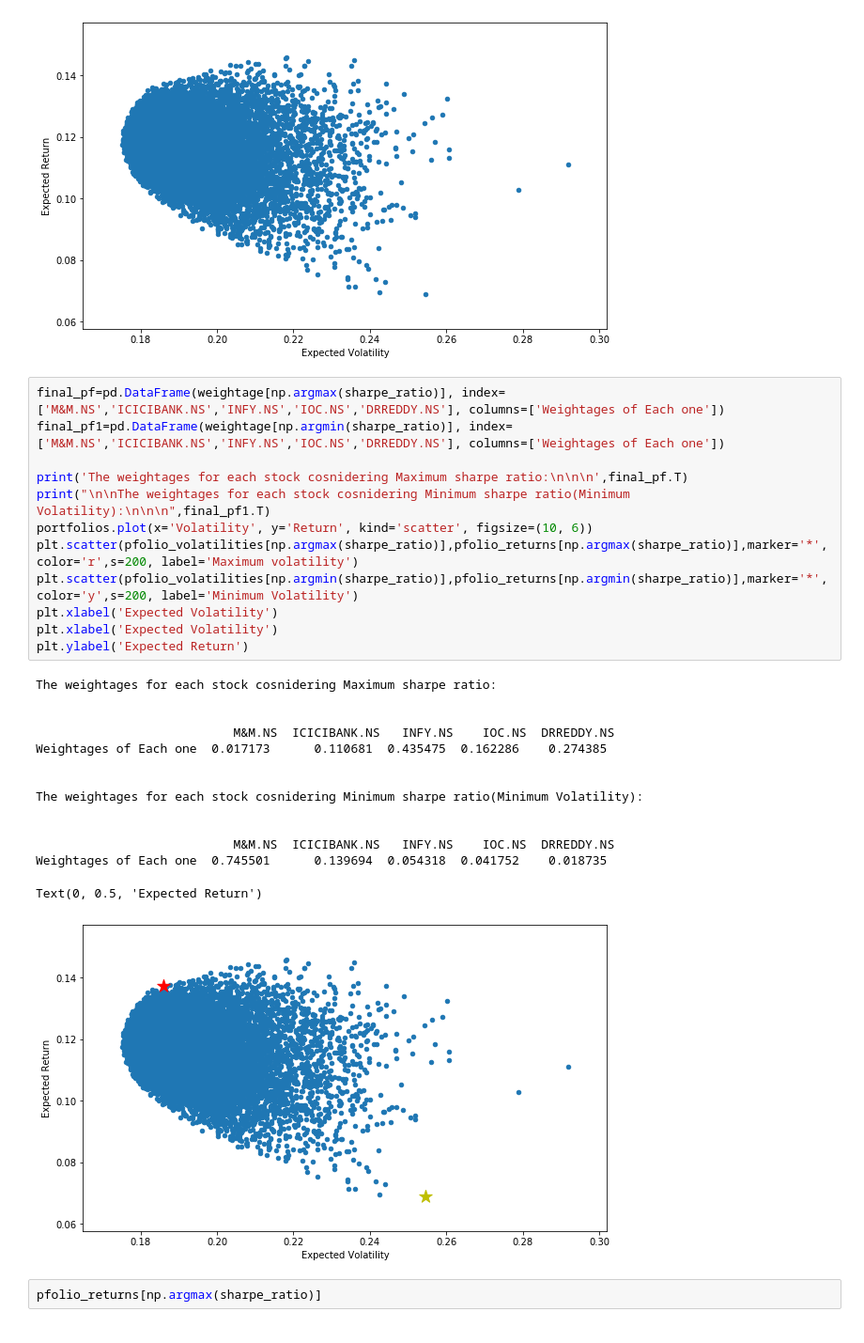
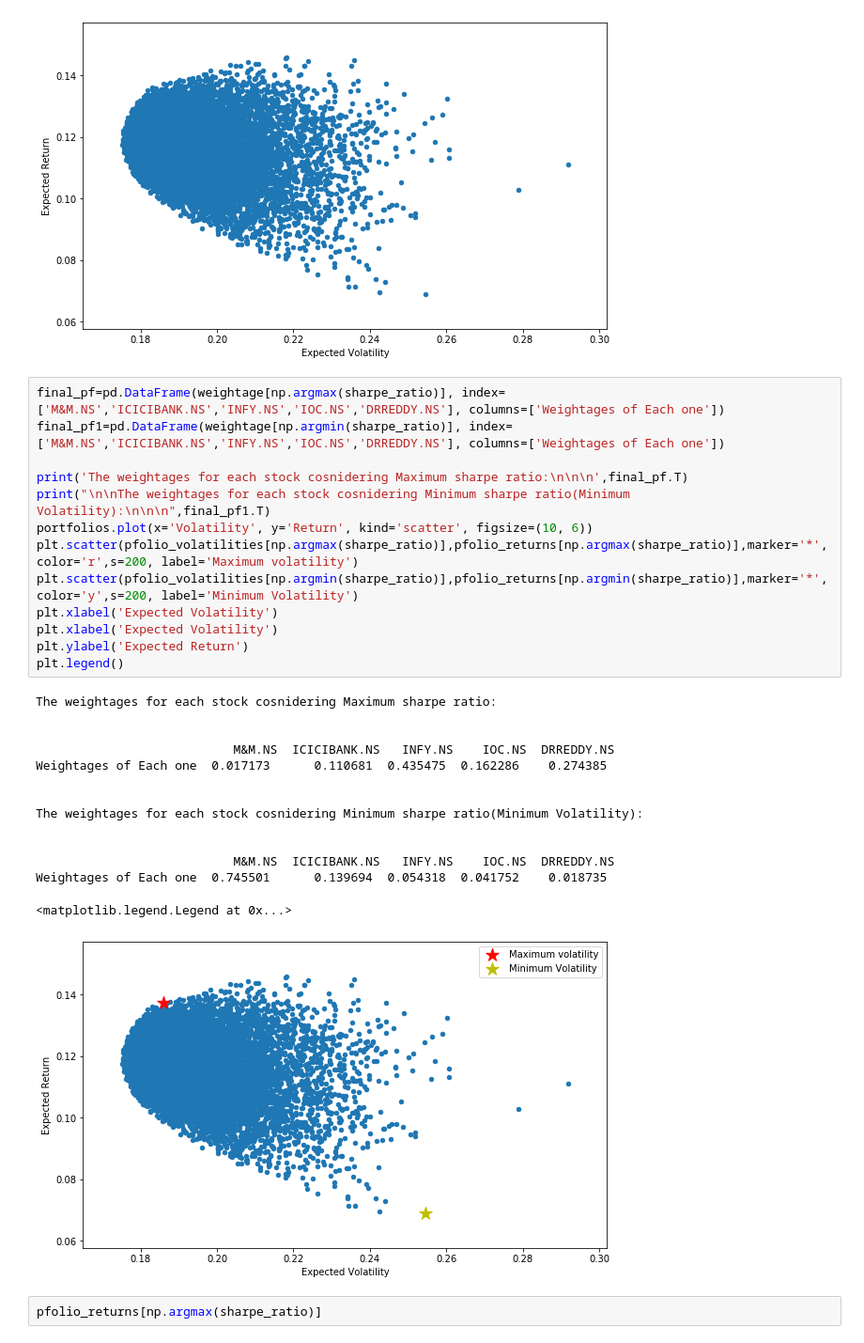
Before and after one commit to abhisheksethi02/Portfolio-Optimization, a Jupyter notebook: Stock optimizer.ipynb, the cells around one changed output. Shown at 94% size. Cells and saved outputs as stored; diff of their text form.

```diff
--- a/Stock optimizer.ipynb
+++ b/Stock optimizer.ipynb
@@ -148,30 +148,31 @@ Text(0, 0.5, 'Expected Return')
 # %%
 final_pf=pd.DataFrame(weightage[np.argmax(sharpe_ratio)], index=['M&M.NS','ICICIBANK.NS','INFY.NS','IOC.NS','DRREDDY.NS'], columns=['Weightages of Each one'])
 final_pf1=pd.DataFrame(weightage[np.argmin(sharpe_ratio)], index=['M&M.NS','ICICIBANK.NS','INFY.NS','IOC.NS','DRREDDY.NS'], columns=['Weightages of Each one'])
 
 print('The weightages for each stock cosnidering Maximum sharpe ratio:\n\n\n',final_pf.T)
 print("\n\nThe weightages for each stock cosnidering Minimum sharpe ratio(Minimum Volatility):\n\n\n",final_pf1.T)
 portfolios.plot(x='Volatility', y='Return', kind='scatter', figsize=(10, 6))
 plt.scatter(pfolio_volatilities[np.argmax(sharpe_ratio)],pfolio_returns[np.argmax(sharpe_ratio)],marker='*',color='r',s=200, label='Maximum volatility')
 plt.scatter(pfolio_volatilities[np.argmin(sharpe_ratio)],pfolio_returns[np.argmin(sharpe_ratio)],marker='*',color='y',s=200, label='Minimum Volatility')
 plt.xlabel('Expected Volatility')
 plt.xlabel('Expected Volatility')
 plt.ylabel('Expected Return')
+plt.legend()
 # %% [output]
 The weightages for each stock cosnidering Maximum sharpe ratio:
 
 
                            M&M.NS  ICICIBANK.NS   INFY.NS    IOC.NS  DRREDDY.NS
 Weightages of Each one  0.017173      0.110681  0.435475  0.162286    0.274385
 
 
 The weightages for each stock cosnidering Minimum sharpe ratio(Minimum Volatility):
 
 
                            M&M.NS  ICICIBANK.NS   INFY.NS    IOC.NS  DRREDDY.NS
 Weightages of Each one  0.745501      0.139694  0.054318  0.041752    0.018735
-Text(0, 0.5, 'Expected Return')
+<matplotlib.legend.Legend at 0x...>
-[figure, old version]
+[figure, new version]
 # %%
 pfolio_returns[np.argmax(sharpe_ratio)]
 # %% [output]
```
